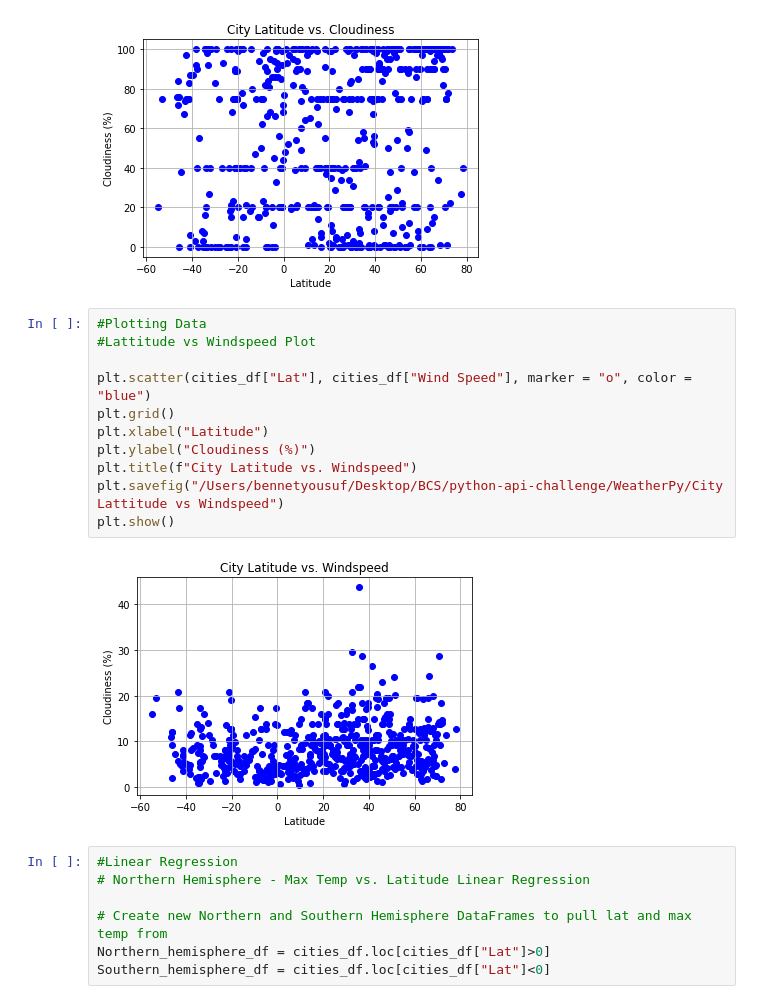
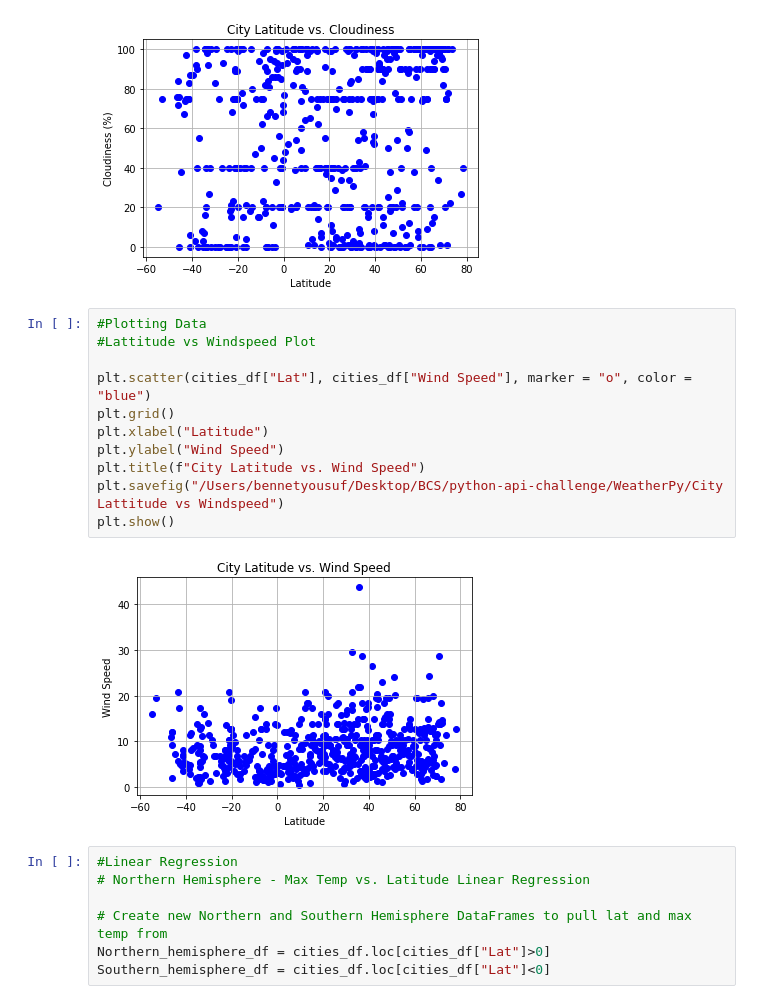
Before and after one commit to bennetyousuf/python-api-challenge, a Jupyter notebook: WeatherPy/WeatherPy.ipynb, the cells around one changed output. Cells and saved outputs as stored; diff of their text form.

Commit message:
update comments, adjust scatter labels, add in final observations to notebook

```diff
--- a/WeatherPy/WeatherPy.ipynb
+++ b/WeatherPy/WeatherPy.ipynb
@@ -248,16 +213,16 @@ plt.show()
 # %%
 #Plotting Data
 #Lattitude vs Windspeed Plot
 
 plt.scatter(cities_df["Lat"], cities_df["Wind Speed"], marker = "o", color = "blue")
 plt.grid()
 plt.xlabel("Latitude")
-plt.ylabel("Cloudiness (%)")
-plt.title(f"City Latitude vs. Windspeed")
+plt.ylabel("Wind Speed")
+plt.title(f"City Latitude vs. Wind Speed")
 plt.savefig("/Users/bennetyousuf/Desktop/BCS/python-api-challenge/WeatherPy/City Lattitude vs Windspeed")
 plt.show()
 # %% [output]
-[figure, old version]
+[figure, new version]
 # %%
 #Linear Regression
 # Northern Hemisphere - Max Temp vs. Latitude Linear Regression
```
Also changed, not shown: parts of 9 cells of this notebook, 4 other files.
